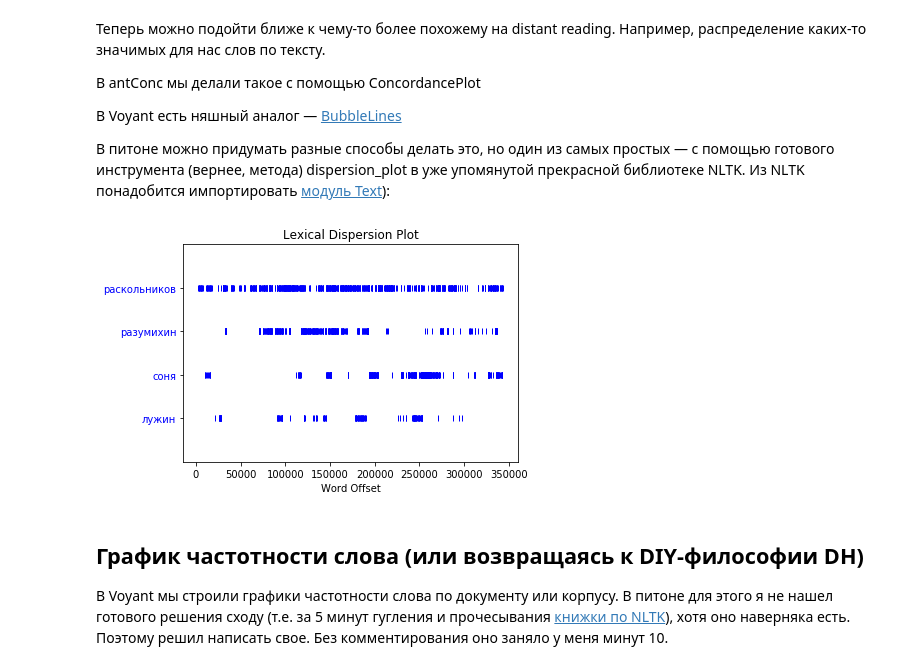
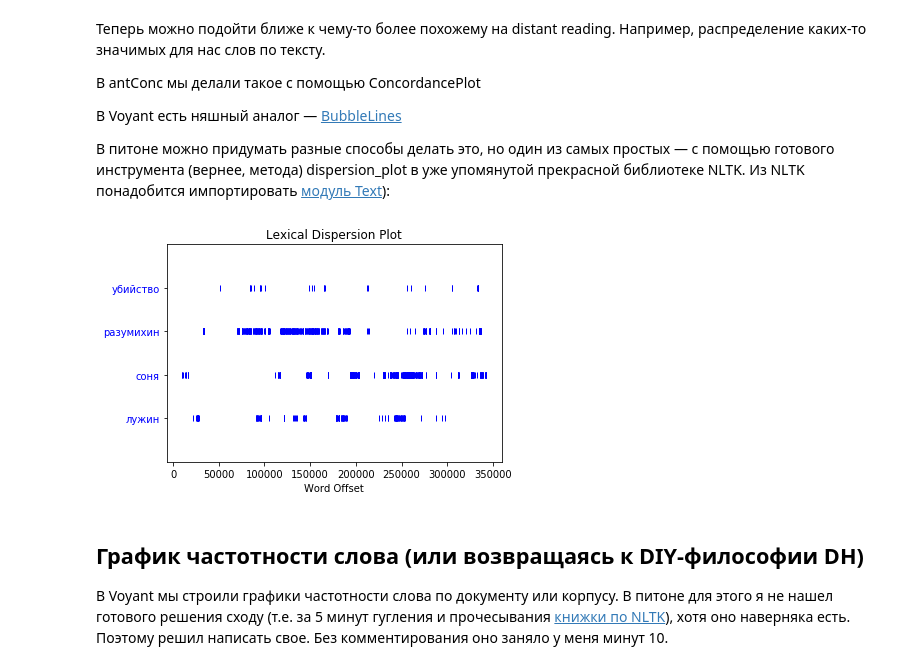
Before and after one commit to dhhse/dhcourse, a Jupyter notebook: dr_practice/first_dr_notebook_danya.ipynb, the cells around one changed output. Drawn from its saved outputs; the diff is of its cells as text; code cells hidden in the pictures.

```diff
--- a/dr_practice/first_dr_notebook_danya.ipynb
+++ b/dr_practice/first_dr_notebook_danya.ipynb
@@ -381,9 +381,9 @@ FreqDist(lemmatized_pres_i_nak).most_common(100)
 # %%
 from nltk import Text as nltk_text
 prest_i_nak_nltk_format = nltk_text(prest_i_nak_by_mystem)
-prest_i_nak_nltk_format.dispersion_plot(["раскольников", "разумихин", "соня", "лужин"])
+prest_i_nak_nltk_format.dispersion_plot(["убийство", "разумихин", "соня", "лужин"])
 # %% [output]
-[figure, old version]
+[figure, new version]
 # %% [markdown]
 ## График частотности слова (или возвращаясь к DIY-философии DH)
 
```
Also changed, not shown: parts of 5 cells of this notebook, 3 other files.
